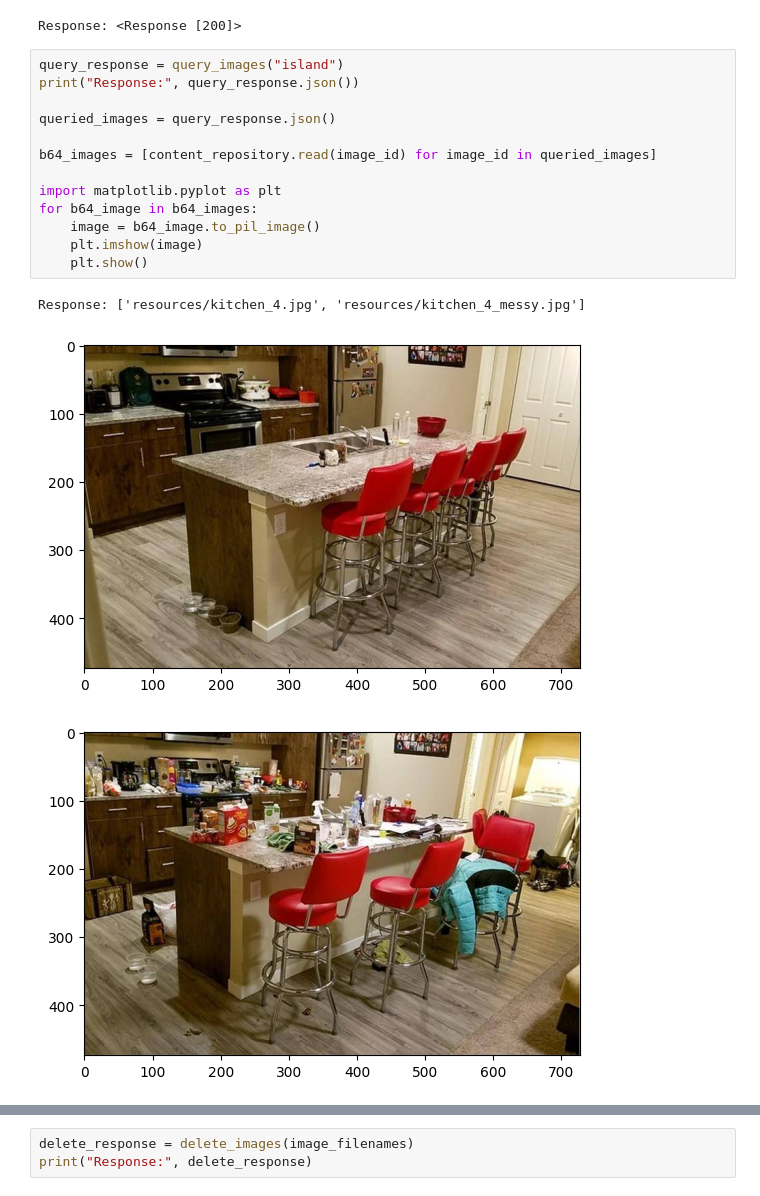
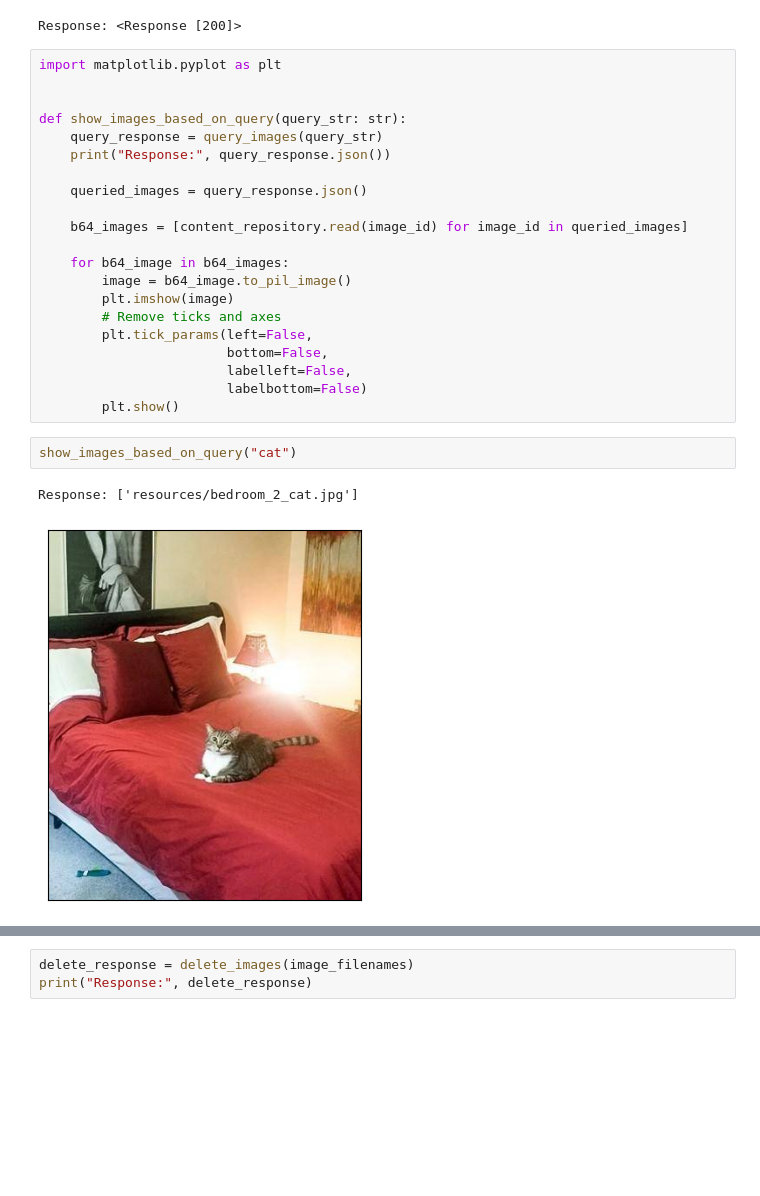
Before and after one commit to GheorgheMorari/PBL-Master-sem2, a Jupyter notebook: processing_backend/notebooks/processing_backend_test.ipynb, the cells around one changed output, grey strips where cells are left out. Drawn from its saved outputs; the diff is of its cells as text; blank space fills up the shorter version.

```diff
--- a/processing_backend/notebooks/processing_backend_test.ipynb
+++ b/processing_backend/notebooks/processing_backend_test.ipynb
@@ -63,20 +63,29 @@ ingest_response = ingest_images(image_filenames)
 print("Response:", ingest_response)
 # %% [output]
 Response: <Response [200]>
+# %%
+import matplotlib.pyplot as plt
+
+
+def show_images_based_on_query(query_str: str):
+    query_response = query_images(query_str)
+    print("Response:", query_response.json())
+
+    queried_images = query_response.json()
+
+    b64_images = [content_repository.read(image_id) for image_id in queried_images]
+
+    for b64_image in b64_images:
+        image = b64_image.to_pil_image()
+        plt.imshow(image)
+        # Remove ticks and axes
+        plt.tick_params(left=False,
+                        bottom=False,
+                        labelleft=False,
+                        labelbottom=False)
+        plt.show()
 # %%
-query_response = query_images("island")
-print("Response:", query_response.json())
-
-queried_images = query_response.json()
-
-b64_images = [content_repository.read(image_id) for image_id in queried_images]
-
-import matplotlib.pyplot as plt
-for b64_image in b64_images:
-    image = b64_image.to_pil_image()
-    plt.imshow(image)
-    plt.show()
+show_images_based_on_query("cat")
 # %% [output]
-Response: ['resources/kitchen_4.jpg', 'resources/kitchen_4_messy.jpg']
+Response: ['resources/bedroom_2_cat.jpg']
-[figure, old version]
+[figure, new version]
-[figure, removed]
```
Also changed, not shown: parts of 3 cells of this notebook.
